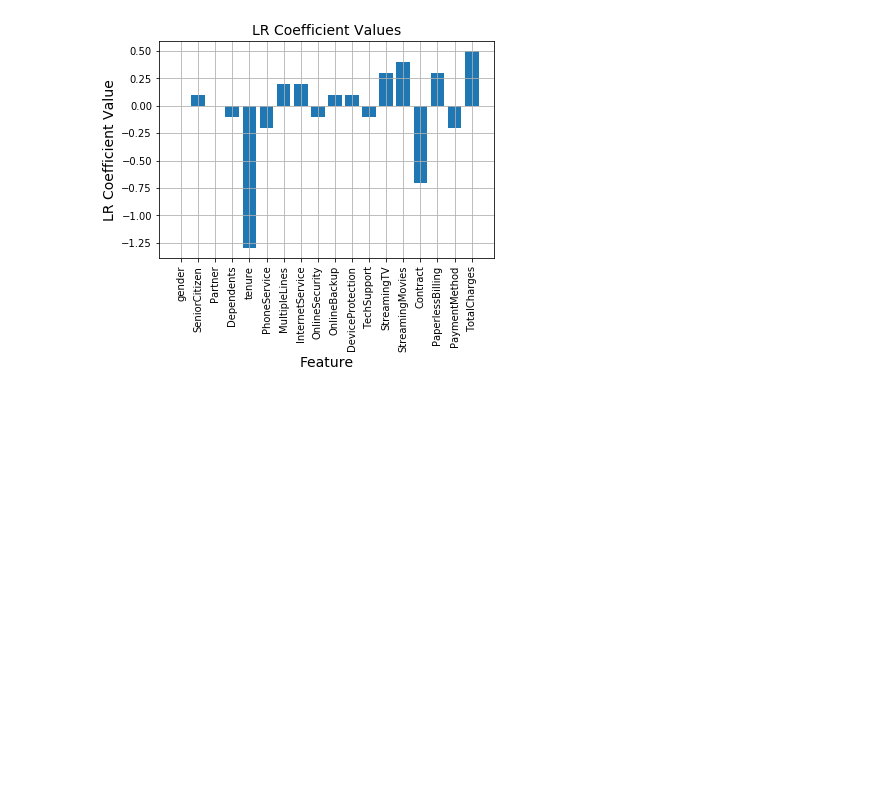
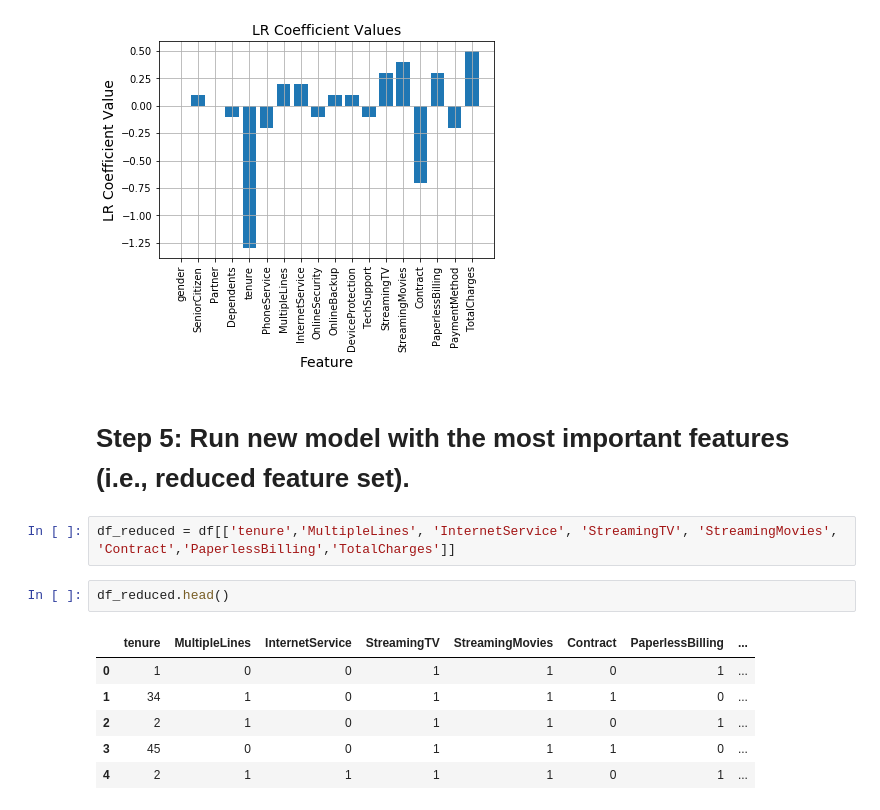
Before and after one commit to grantaguinaldo/mlnd-capstone, a Jupyter notebook: working/working_draft_002.ipynb, the cells around one changed output. Saved outputs shown, nothing was run; the diff lists cells and outputs as text; blank space fills up the shorter version.

```diff
--- a/working/working_draft_002.ipynb
+++ b/working/working_draft_002.ipynb
@@ -961,3 +963,16 @@ biplot(X, pca_reduced_df, pca)
 lr_coef_curves(lr_tuned, X)
 # %% [output]
 [figure]
+# %% [markdown]
+# Step 5: Run new model with the most important features (i.e., reduced feature set).
+# %%
+df_reduced = df[['tenure','MultipleLines', 'InternetService', 'StreamingTV', 'StreamingMovies', 'Contract','PaperlessBilling','TotalCharges']]
+# %%
+df_reduced.head()
+# %% [output]
+|  | tenure | MultipleLines | InternetService | StreamingTV | StreamingMovies | Contract | PaperlessBilling | ... |
+| 0 | 1 | 0 | 0 | 1 | 1 | 0 | 1 | ... |
+| 1 | 34 | 1 | 0 | 1 | 1 | 1 | 0 | ... |
+| 2 | 2 | 1 | 0 | 1 | 1 | 0 | 1 | ... |
+| 3 | 45 | 0 | 0 | 1 | 1 | 1 | 0 | ... |
+| 4 | 2 | 1 | 1 | 1 | 1 | 0 | 1 | ... |
```
Also changed, not shown: parts of 20 cells of this notebook.
